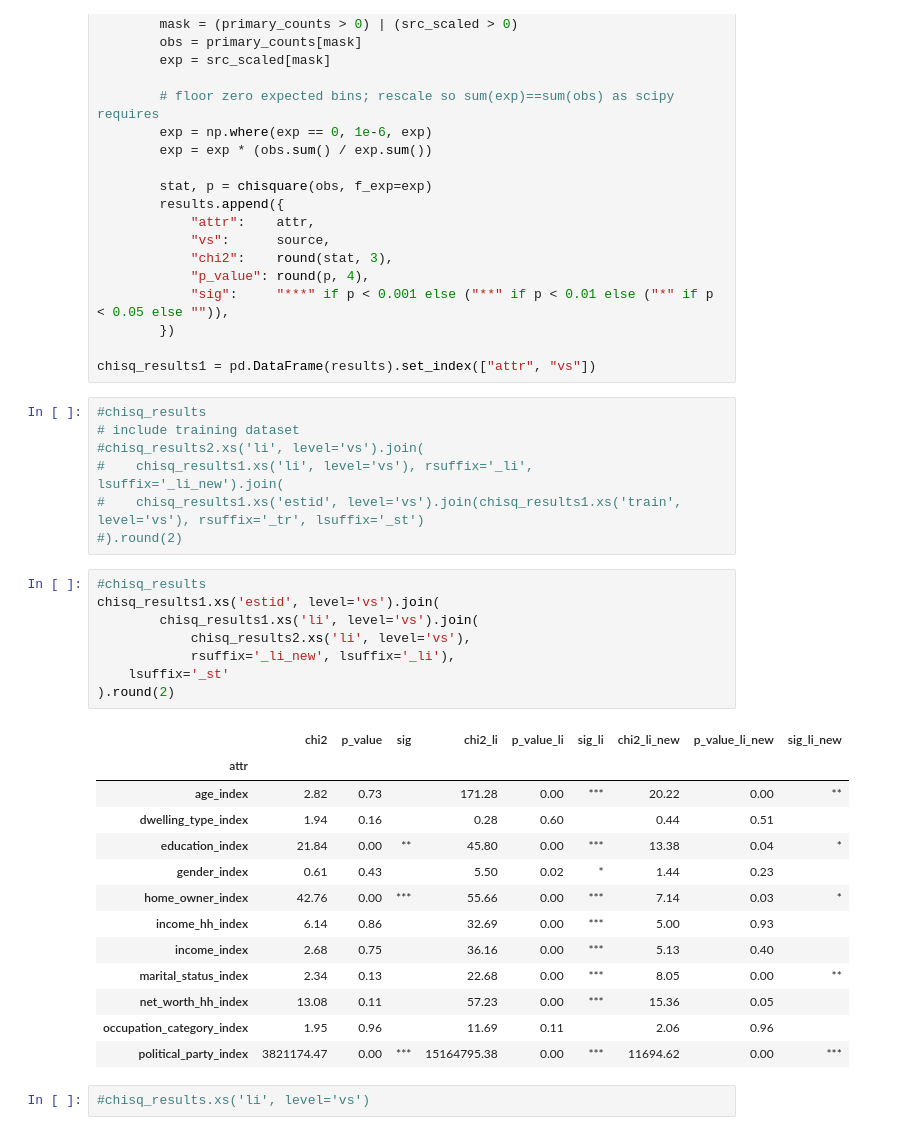
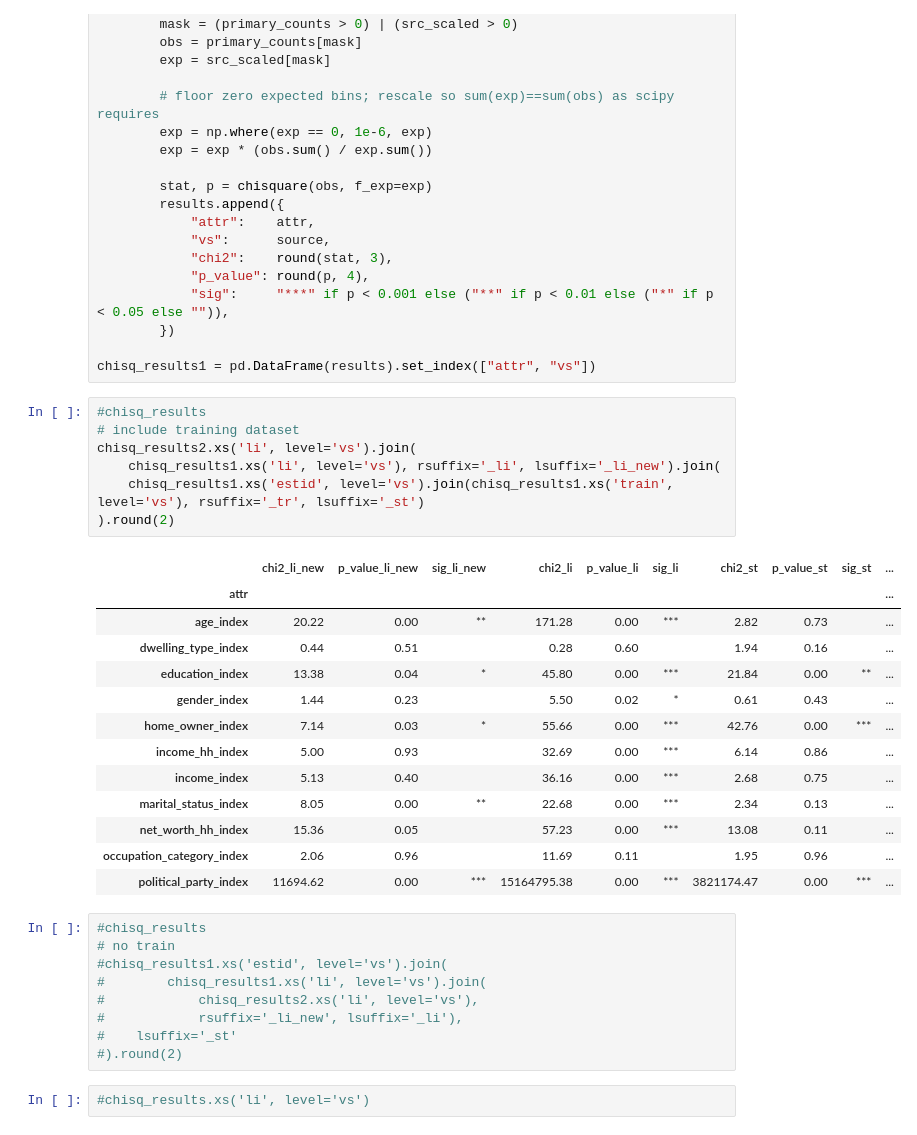
Before and after one commit to ravi-sharethis/python-notebooks, a Jupyter notebook: demo_debug.ipynb, the cells around one changed output. Saved outputs shown, nothing was run; the diff lists cells and outputs as text.

```diff
--- a/demo_debug.ipynb
+++ b/demo_debug.ipynb
@@ -771,32 +781,33 @@ chisq_results1 = pd.DataFrame(results).set_index(["attr", "vs"])
 # %%
 #chisq_results
 # include training dataset
-#chisq_results2.xs('li', level='vs').join(
-#    chisq_results1.xs('li', level='vs'), rsuffix='_li', lsuffix='_li_new').join(
-#    chisq_results1.xs('estid', level='vs').join(chisq_results1.xs('train', level='vs'), rsuffix='_tr', lsuffix='_st')
-#).round(2)
+chisq_results2.xs('li', level='vs').join(
+    chisq_results1.xs('li', level='vs'), rsuffix='_li', lsuffix='_li_new').join(
+    chisq_results1.xs('estid', level='vs').join(chisq_results1.xs('train', level='vs'), rsuffix='_tr', lsuffix='_st')
+).round(2)
+# %% [output]
+|  | chi2_li_new | p_value_li_new | sig_li_new | chi2_li | p_value_li | sig_li | chi2_st | p_value_st | sig_st | ... |
+| attr |  |  |  |  |  |  |  |  |  | ... |
+| age_index | 20.22 | 0.00 | ** | 171.28 | 0.00 | *** | 2.82 | 0.73 |  | ... |
+| dwelling_type_index | 0.44 | 0.51 |  | 0.28 | 0.60 |  | 1.94 | 0.16 |  | ... |
+| education_index | 13.38 | 0.04 | * | 45.80 | 0.00 | *** | 21.84 | 0.00 | ** | ... |
+| gender_index | 1.44 | 0.23 |  | 5.50 | 0.02 | * | 0.61 | 0.43 |  | ... |
+| home_owner_index | 7.14 | 0.03 | * | 55.66 | 0.00 | *** | 42.76 | 0.00 | *** | ... |
+| income_hh_index | 5.00 | 0.93 |  | 32.69 | 0.00 | *** | 6.14 | 0.86 |  | ... |
+| income_index | 5.13 | 0.40 |  | 36.16 | 0.00 | *** | 2.68 | 0.75 |  | ... |
+| marital_status_index | 8.05 | 0.00 | ** | 22.68 | 0.00 | *** | 2.34 | 0.13 |  | ... |
+| net_worth_hh_index | 15.36 | 0.05 |  | 57.23 | 0.00 | *** | 13.08 | 0.11 |  | ... |
+| occupation_category_index | 2.06 | 0.96 |  | 11.69 | 0.11 |  | 1.95 | 0.96 |  | ... |
+| political_party_index | 11694.62 | 0.00 | *** | 15164795.38 | 0.00 | *** | 3821174.47 | 0.00 | *** | ... |
 # %%
 #chisq_results
-chisq_results1.xs('estid', level='vs').join(
-        chisq_results1.xs('li', level='vs').join(
-            chisq_results2.xs('li', level='vs'),
-            rsuffix='_li_new', lsuffix='_li'),
-    lsuffix='_st'
-).round(2)
+# no train
+#chisq_results1.xs('estid', level='vs').join(
+#        chisq_results1.xs('li', level='vs').join(
+#            chisq_results2.xs('li', level='vs'),
+#            rsuffix='_li_new', lsuffix='_li'),
+#    lsuffix='_st'
+#).round(2)
-# %% [output]
-|  | chi2 | p_value | sig | chi2_li | p_value_li | sig_li | chi2_li_new | p_value_li_new | sig_li_new |
-| attr |  |  |  |  |  |  |  |  |  |
-| age_index | 2.82 | 0.73 |  | 171.28 | 0.00 | *** | 20.22 | 0.00 | ** |
-| dwelling_type_index | 1.94 | 0.16 |  | 0.28 | 0.60 |  | 0.44 | 0.51 |  |
-| education_index | 21.84 | 0.00 | ** | 45.80 | 0.00 | *** | 13.38 | 0.04 | * |
-| gender_index | 0.61 | 0.43 |  | 5.50 | 0.02 | * | 1.44 | 0.23 |  |
-| home_owner_index | 42.76 | 0.00 | *** | 55.66 | 0.00 | *** | 7.14 | 0.03 | * |
-| income_hh_index | 6.14 | 0.86 |  | 32.69 | 0.00 | *** | 5.00 | 0.93 |  |
-| income_index | 2.68 | 0.75 |  | 36.16 | 0.00 | *** | 5.13 | 0.40 |  |
-| marital_status_index | 2.34 | 0.13 |  | 22.68 | 0.00 | *** | 8.05 | 0.00 | ** |
-| net_worth_hh_index | 13.08 | 0.11 |  | 57.23 | 0.00 | *** | 15.36 | 0.05 |  |
-| occupation_category_index | 1.95 | 0.96 |  | 11.69 | 0.11 |  | 2.06 | 0.96 |  |
-| political_party_index | 3821174.47 | 0.00 | *** | 15164795.38 | 0.00 | *** | 11694.62 | 0.00 | *** |
 # %%
 #chisq_results.xs('li', level='vs')
 # %%
```
Also changed, not shown: parts of 2 cells of this notebook.
